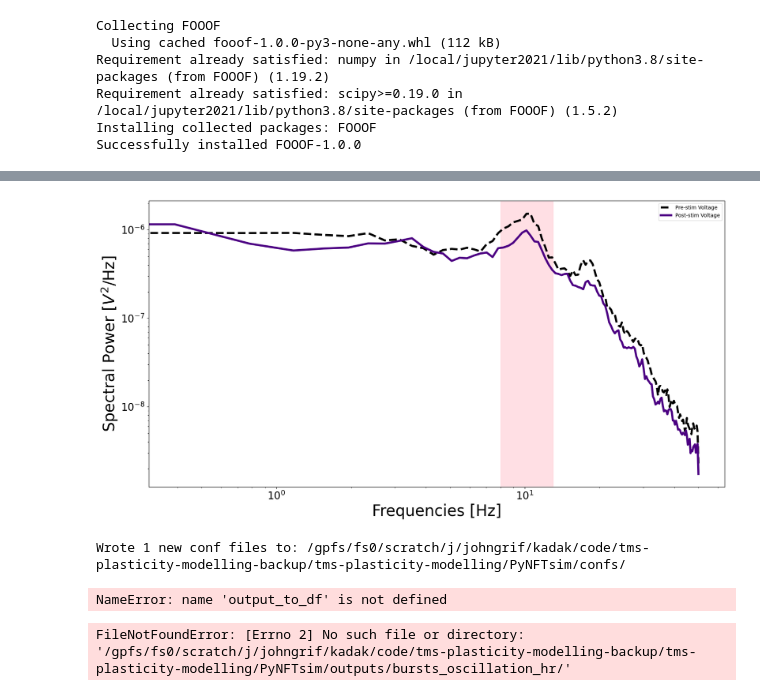
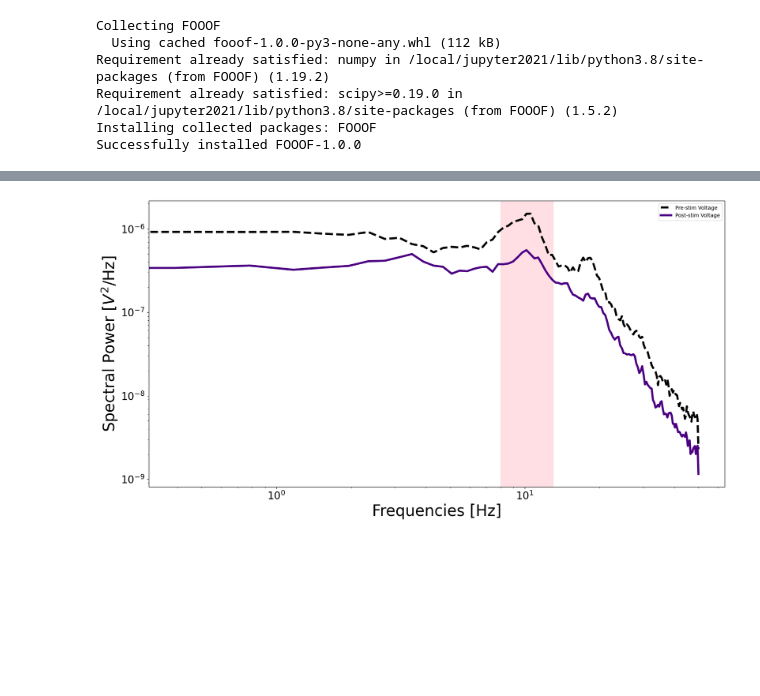
Before and after one commit to GriffithsLab/SynPy, a Jupyter notebook: SynPy/SynPy_playing.ipynb, the cells around one changed output, grey strips where cells are left out. Cells and saved outputs as stored; diff of their text form; code cells hidden in the pictures; blank space fills up the shorter version.

```diff
--- a/SynPy/SynPy_playing.ipynb
+++ b/SynPy/SynPy_playing.ipynb
@@ -34,0 +300,7 @@ Wall time: 1.68 s
+# %%
+non_phys_protocols = xyz_gainer[xyz_gainer['V_AUC_delta'] == xyz_gainer.loc['eirs-tms-custom_PERM_[bur=20_osc=20.0].output']['V_AUC_delta']].index
+xyz_gains = xyz_gainer.drop(set(xyz_gainer.index).intersection(non_phys_protocols))
+xyz_gains['ppb'] = np.array(xyz_gains.index.str.extract(r'\[bur=(\d+)').astype(int))
+xyz_gains['osc'] = np.array(xyz_gains.index.str.extract(r'osc=([+-]?\d*\.\d+|\d+\.\d*)').astype(float))
+
+xyz_gains
@@ -34,0 +359,9 @@ Wall time: 1.68 s
+# %%
+import statsmodels.formula.api as smf
+xyz_gains['xy_interaction'] = xyz_gains['X'] * xyz_gains['Y']
+
+# fit linear regression model with interaction effect
+model = smf.ols(formula='V_AUC_delta ~ X + Y + xy_interaction', data=xyz_gains).fit()
+
+# print model summary
+print(model.summary())
@@ -34,0 +424,21 @@ Wall time: 1.68 s
+# %%
+def distance_coefficient(x_point, y_point, z_point):
+    delta_x = x_point - xyz_init['X']  # origin is (0, 0)
+    delta_y = y_point - xyz_init['Y']
+    delta_z = z_point - xyz_init['Z']
+    distance = np.sqrt(delta_x**2 + delta_y**2 + delta_z**2)
+    return distance
+
+
+def theta_xy(x_pre, x_post, y_pre, y_post):
+    x_delta = (x_post - x_pre) / x_pre
+    y_delta = (y_post - y_pre) / y_pre
+    theta_sign = x_delta - y_delta
+    return theta_sign
+
+
+# xyz_gains['Y_displacement'] = xyz_gains.apply(lambda row: distance_coefficient(0, row['Y'], 0), axis=1)
+# xyz_gains['XY_displacement'] = xyz_gains.apply(lambda row: distance_coefficient(row['X'], row['Y'], 0), axis=1)
+# xyz_gains['XYZ_displacement'] = xyz_gains.apply(lambda row: distance_coefficient(row['X'], row['Y'], row['Z']), axis=1)
+
+xyz_gains['theta_sign'] = xyz_gains.apply(lambda row: theta_xy(xyz_init['X'], row['X'], xyz_init['Y'], row['Y']), axis=1)
@@ -34,0 +551,3 @@ Wall time: 1.68 s
+# %%
+xyz_gains['num_pulses_administered'] = [dot_output() xyz_gains.index]
+xyz_gains
@@ -35,42 +834,33 @@ Wall time: 1.68 s
 # %%
 def grab_protocol(ppb, osc):
 
     field = 'propagator.ee.phi'
 #     field = 'pop.e.v'
 #     field = 'pop.e.q'
 
     output_dir = '/gpfs/fs0/scratch/j/johngrif/kadak/code/tms-plasticity-modelling-backup/tms-plasticity-modelling/working/outputs/bursts_oscillation/'
 
     keywords = [f'bur={ppb}', f'osc={osc}']
     f_names_list = list_files(output_dir, extension_filter='.output')
     select_f_name = [string for string in f_names_list if all(keyword in string for keyword in keywords)][0]
 
     protocol = dot_output(os.path.join(output_dir, select_f_name))
 
     sampling_freq = protocol.sampling_rate
     df = protocol.df()
 
     stim_onset = 150
     stim_duration = 200
 
     pre_signal = df[field].loc[:stim_onset - 5]
     post_signal = df[field].loc[(stim_onset+stim_duration) + 105:]
 
     return [pre_signal, post_signal, sampling_freq]
 
-ppb = 3
-osc = 7
+ppb = 12
+osc = 4
 
 pre_signal, post_signal, sampling_freq = grab_protocol(ppb, osc)
 graph_PSD_delta(pre_signal, post_signal, sampling_freq)
 # %% [output]
-[figure, old version]
+[figure, new version]
-# %%
-quick_conf('eirs-tms-custom.conf', conf_dir, output_dir)
-# %% [output]
-Wrote 1 new conf files to: /gpfs/fs0/scratch/j/johngrif/kadak/code/tms-plasticity-modelling-backup/tms-plasticity-modelling/PyNFTsim/confs/
-NameError: name 'output_to_df' is not defined
-# %%
-grid = list_files(new_output_dir, extension_filter='.output')
-# %% [output]
-FileNotFoundError: [Errno 2] No such file or directory: '/gpfs/fs0/scratch/j/johngrif/kadak/code/tms-plasticity-modelling-backup/tms-plasticity-modelling/PyNFTsim/outputs/bursts_oscillation_hr/'
```
Also changed, not shown: parts of 30 cells of this notebook, 1 other file.
